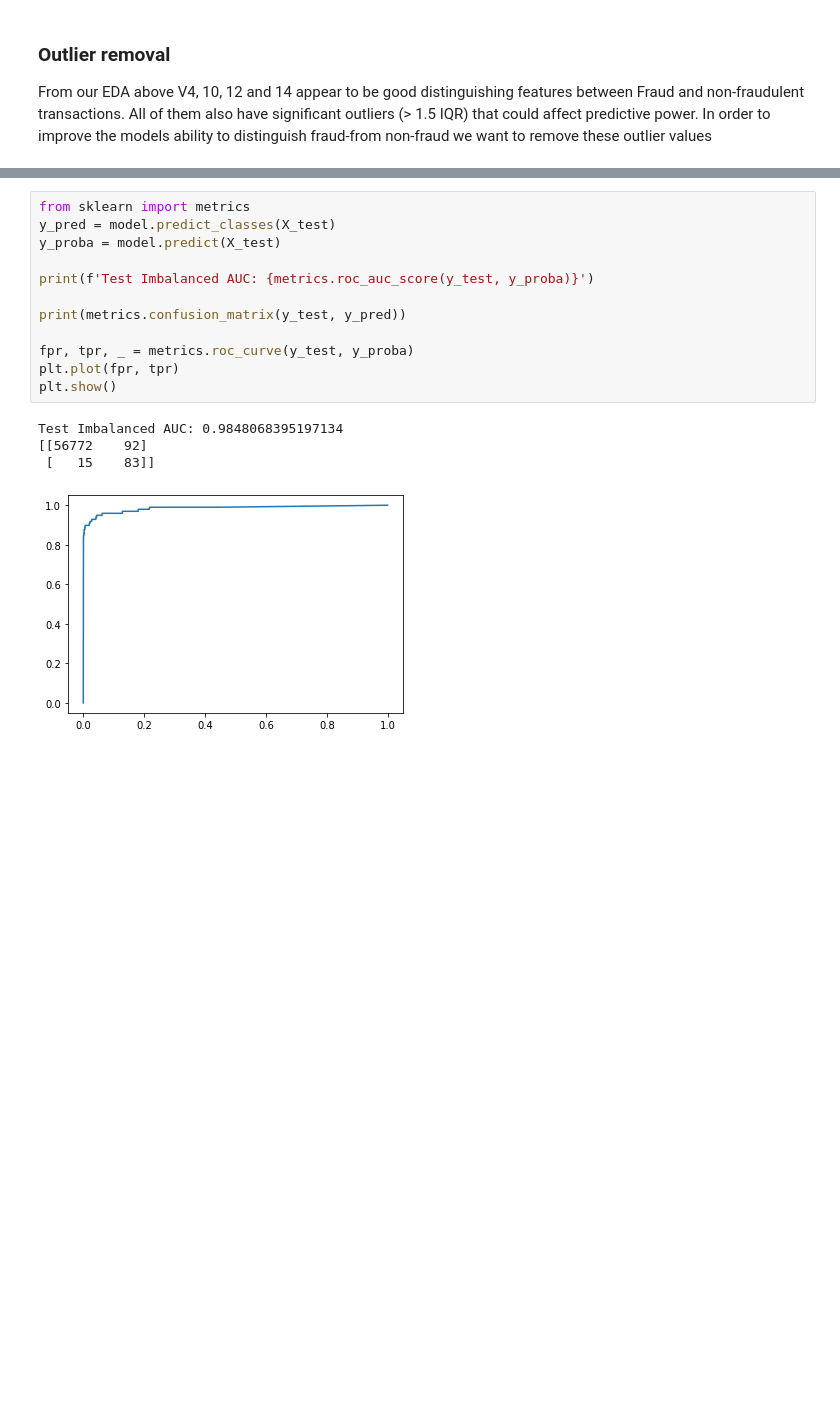
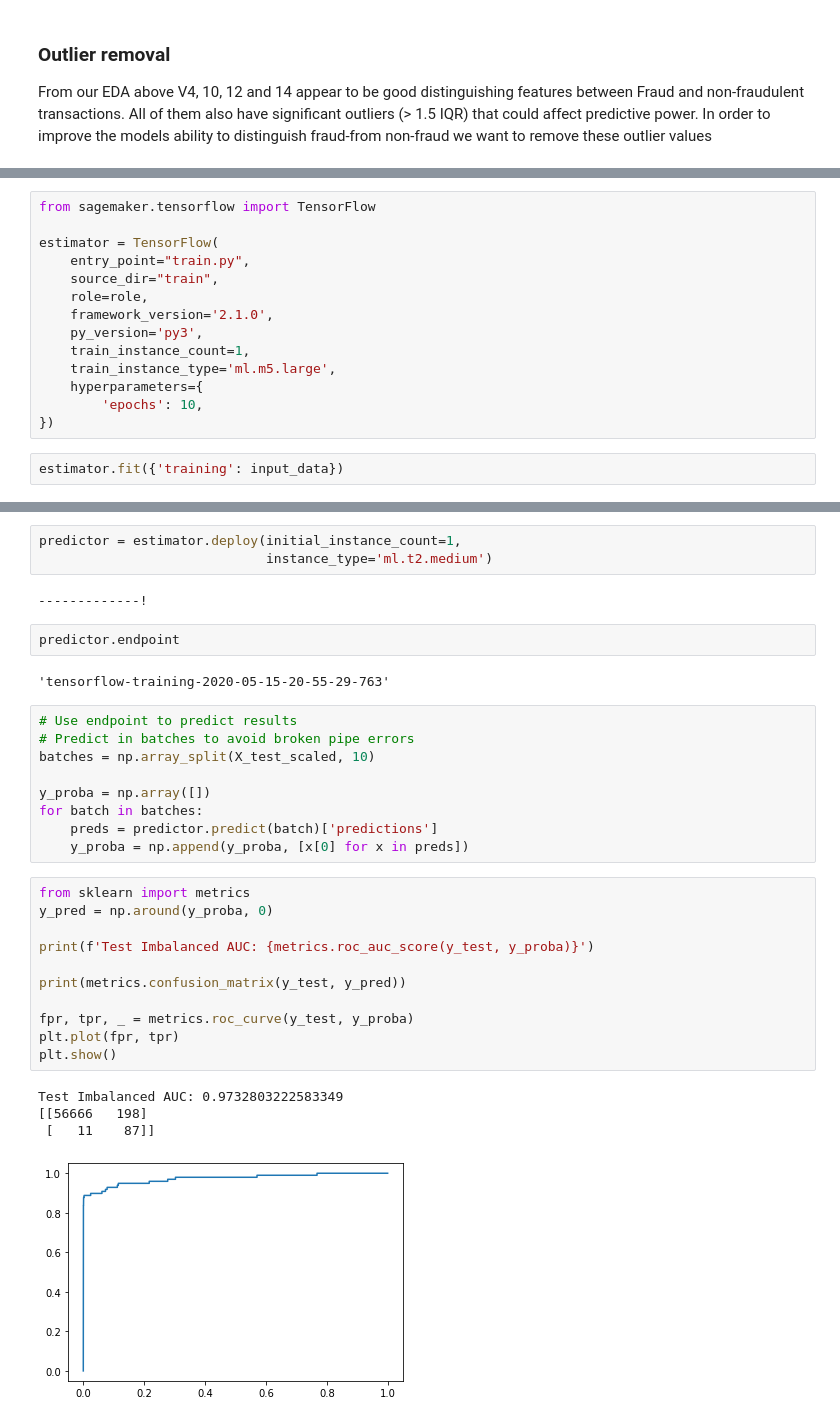
Before and after one commit to nbrasher/ml-eng-capstone, a Jupyter notebook: train_fraud_model.ipynb, the cells around one changed output, grey strips where cells are left out. Saved outputs shown, nothing was run; the diff lists cells and outputs as text; blank space fills up the shorter version.

Commit message:
feature: complete trained, deployed model

```diff
--- a/train_fraud_model.ipynb
+++ b/train_fraud_model.ipynb
@@ -280,0 +276,16 @@ Epoch 20/20
+# %%
+from sagemaker.tensorflow import TensorFlow
+
+estimator = TensorFlow(
+    entry_point="train.py",
+    source_dir="train",
+    role=role,
+    framework_version='2.1.0',
+    py_version='py3',
+    train_instance_count=1,
+    train_instance_type='ml.m5.large',
+    hyperparameters={
+        'epochs': 10,
+})
+# %%
+estimator.fit({'training': input_data})
@@ -281,20 +314,37 @@ Epoch 20/20
+# %%
+predictor = estimator.deploy(initial_instance_count=1,
+                             instance_type='ml.t2.medium')
+# %% [output]
+-------------!
+# %%
+predictor.endpoint
+# %% [output]
+'tensorflow-training-2020-05-15-20-55-29-763'
+# %%
+# Use endpoint to predict results
+# Predict in batches to avoid broken pipe errors
+batches = np.array_split(X_test_scaled, 10)
+
+y_proba = np.array([])
+for batch in batches:
+    preds = predictor.predict(batch)['predictions']
+    y_proba = np.append(y_proba, [x[0] for x in preds])
 # %%
 from sklearn import metrics
-y_pred = model.predict_classes(X_test)
-y_proba = model.predict(X_test)
+y_pred = np.around(y_proba, 0)
 
 print(f'Test Imbalanced AUC: {metrics.roc_auc_score(y_test, y_proba)}')
 
 print(metrics.confusion_matrix(y_test, y_pred))
 
 fpr, tpr, _ = metrics.roc_curve(y_test, y_proba)
 plt.plot(fpr, tpr)
 plt.show()
 # %% [output]
-Test Imbalanced AUC: 0.9848068395197134
-[[56772    92]
- [   15    83]]
+Test Imbalanced AUC: 0.9732803222583349
+[[56666   198]
+ [   11    87]]
-[figure, old version]
+[figure, new version]
 # %%
 from sklearn.metrics import classification_report
 
```
Also changed, not shown: parts of 28 cells of this notebook, 3 other files.
